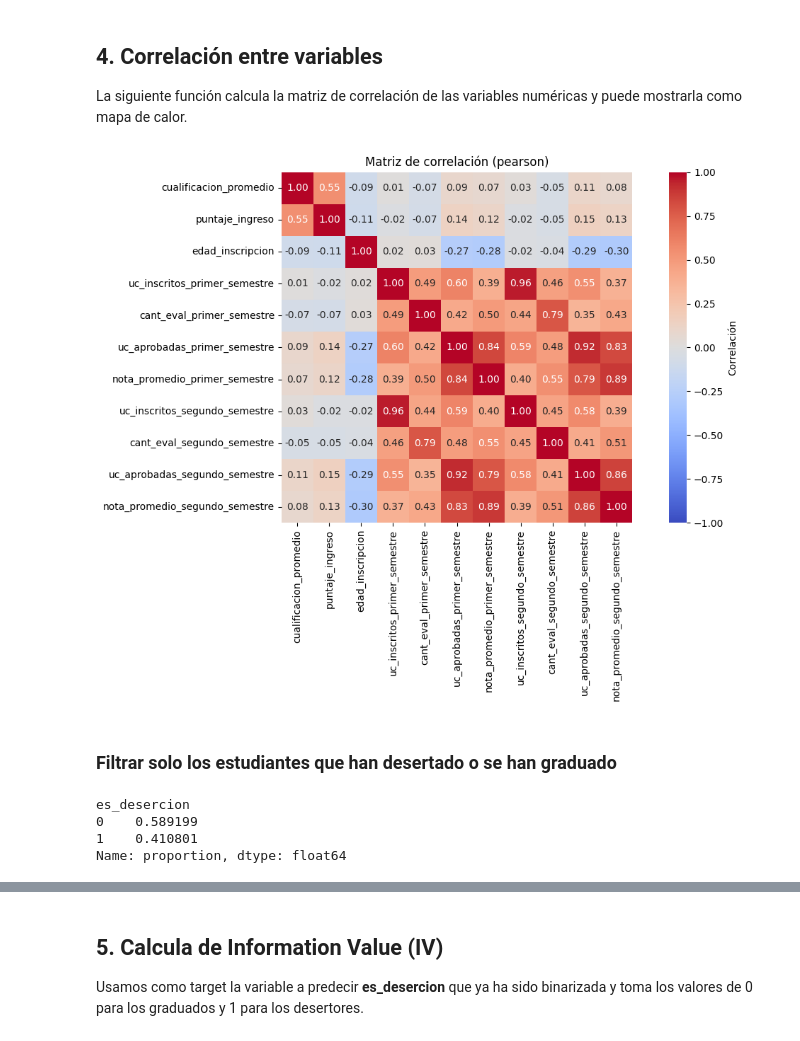
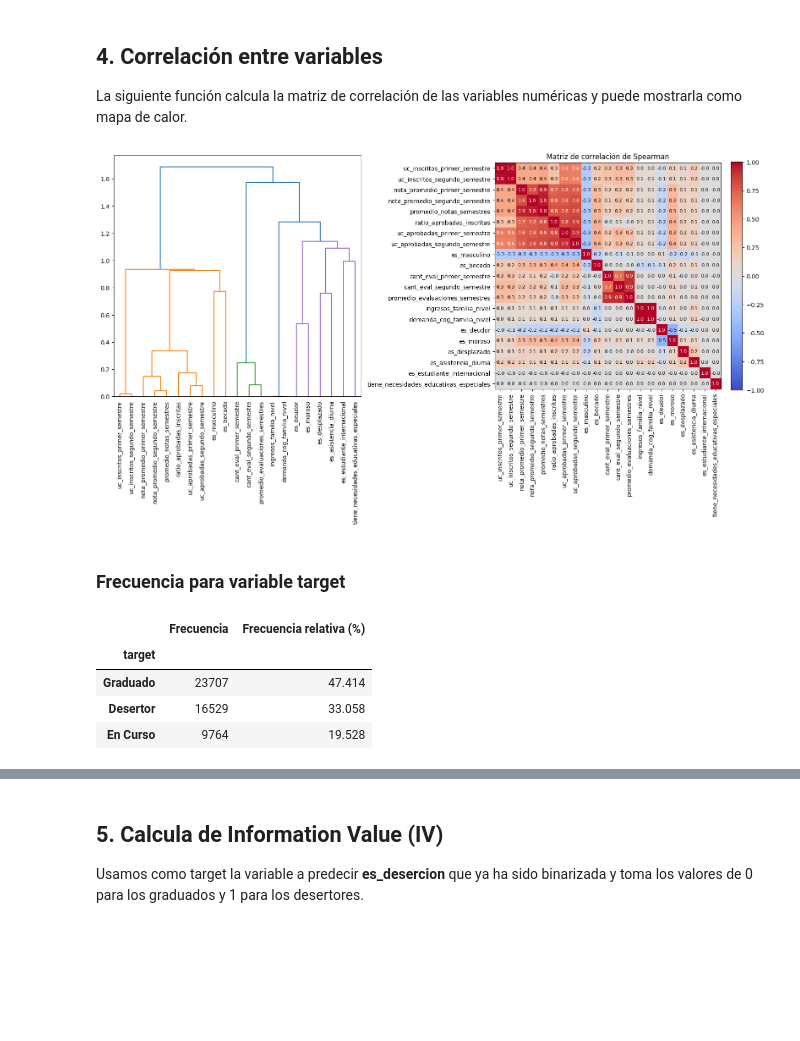
Before and after one commit to diegorojasucv/tp-1-aa, a Jupyter notebook: notebooks/eda.ipynb, the cells around one changed output, grey strips where cells are left out. Cells and saved outputs as stored; diff of their text form; code cells hidden in the pictures; blank space fills up the shorter version.

```diff
--- a/notebooks/eda.ipynb
+++ b/notebooks/eda.ipynb
@@ -131,27 +116,34 @@ La siguiente función calcula la matriz de correlación de las variables numéri
 # %%
 variables_to_corr = [
-    'cualificacion_promedio', 'puntaje_ingreso', 'edad_inscripcion',
-    'uc_inscritos_primer_semestre', 'cant_eval_primer_semestre',
-    'uc_aprobadas_primer_semestre', 'nota_promedio_primer_semestre',
-    'uc_inscritos_segundo_semestre', 'cant_eval_segundo_semestre',
-    'uc_aprobadas_segundo_semestre', 'nota_promedio_segundo_semestre'
+       'es_masculino', 'es_desplazado', 'es_asistencia_diurna', 'es_deudor',
+       'es_moroso', 'es_becado', 'es_estudiante_internacional',
+       'tiene_necesidades_educativas_especiales',
+       'uc_inscritos_primer_semestre', 'cant_eval_primer_semestre',
+       'uc_aprobadas_primer_semestre', 'nota_promedio_primer_semestre',
+       'uc_inscritos_segundo_semestre', 'cant_eval_segundo_semestre',
+       'uc_aprobadas_segundo_semestre', 'nota_promedio_segundo_semestre',
+       'ratio_aprobadas_inscritas', 'promedio_notas_semestres', 'promedio_evaluaciones_semestres',
+       'ingresos_familia_nivel', 'demanda_cog_familia_nivel'
 ]
-# %%
-matriz_correlacion = calcular_correlacion(
-    dataset,
-    variables_to_corr,
-    plot=True,
-)
-# %% [output]
-[figure, removed]
+# %%
+fig, (ax1, ax2) = graficar_clustering_correlacion(
+    dataset,
+    variables_to_corr,
+)
+plt.show()
+# %% [output]
+[figure, added]
 # %% [markdown]
-### Filtrar solo los estudiantes que han desertado o se han graduado
+### Frecuencia para variable target
 # %%
+dataset["target_num"] = dataset["target"].map({"Graduado": 0, "Desertor": 1, "En Curso": 2})
 dataset_binario = dataset[dataset["target"].isin(["Desertor", "Graduado"])].copy()
 dataset_binario["es_desercion"] = dataset_binario["target"].map({"Graduado": 0, "Desertor": 1})
-dataset_binario["es_desercion"].value_counts(1)
-# %% [output]
-es_desercion
-0    0.589199
-1    0.410801
-Name: proportion, dtype: float64
+# %%
+calcular_frecuencias(dataset, "target")
+# %% [output]
+|  | Frecuencia | Frecuencia relativa (%) |
+| target |  |  |
+| Graduado | 23707 | 47.414 |
+| Desertor | 16529 | 33.058 |
+| En Curso | 9764 | 19.528 |
```
Also changed, not shown: parts of 17 cells of this notebook, 6 other files.
